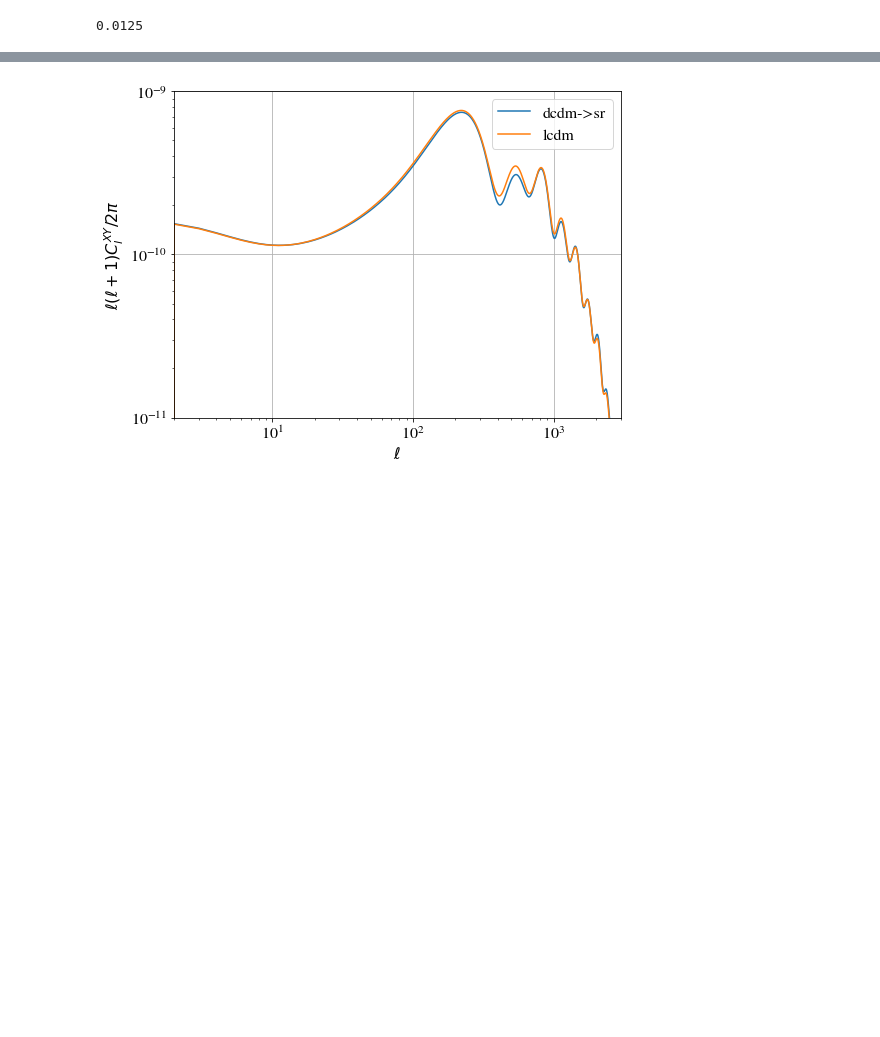
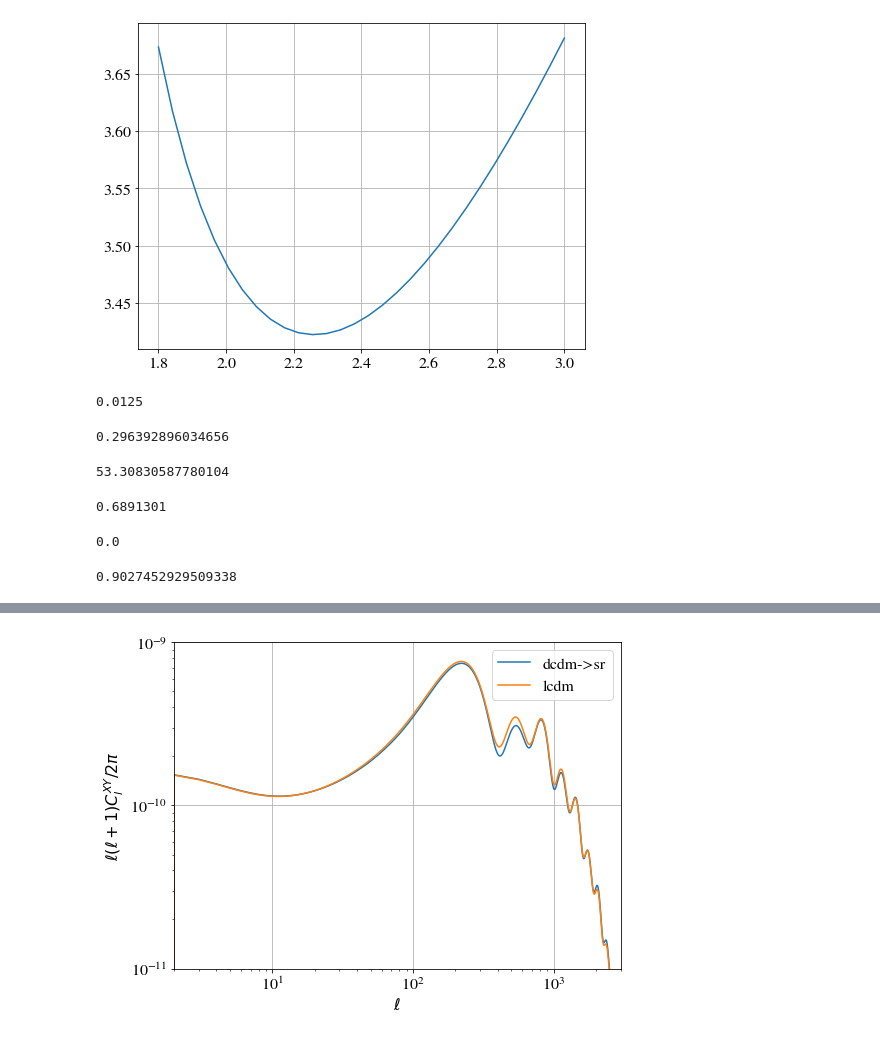
Before and after one commit to borisbolliet/class_dcdmsr, a Jupyter notebook: notebooks/cl_ST_DCDM_SR.ipynb, the cells around one changed output, grey strips where cells are left out. Cells and saved outputs as stored; diff of their text form; code cells hidden in the pictures; blank space fills up the shorter version.

```diff
--- a/notebooks/cl_ST_DCDM_SR.ipynb
+++ b/notebooks/cl_ST_DCDM_SR.ipynb
@@ -93,3 +162,8 @@ Omega0_g_lcdm = (4.*sigma_B/_c_*np.power(T_cmb,4.)) / (3.*_c_*_c_*1.e10*h*h/_Mpc
+# %%
+plt.plot(T_cmb_a,T_cmb_dcdmsr)
+plt.grid()
+# %% [output]
+[figure, added]
 # %%
 f_dm_decay*Omega_dm_tot
 # %% [output]
@@ -96,0 +208,22 @@ f_dm_decay*Omega_dm_tot
+# %%
+M_dr_is_sr.Omega0_m()
+# %% [output]
+0.296392896034656
+# %%
+l = Gamma_dcdm/M_dr_is_sr.Omega0_m()**0.5/M_dr_is_sr.h()/100.
+l
+# %% [output]
+53.30830587780104
+# %%
+M_dr_is_sr.h()
+# %% [output]
+0.6891301
+# %%
+z=1e10
+gammainc(5./3.,0.)
+# %% [output]
+0.0
+# %%
+gamma(5./3.)
+# %% [output]
+0.9027452929509338
```
Also changed, not shown: parts of 37 cells of this notebook, 6 other files.
